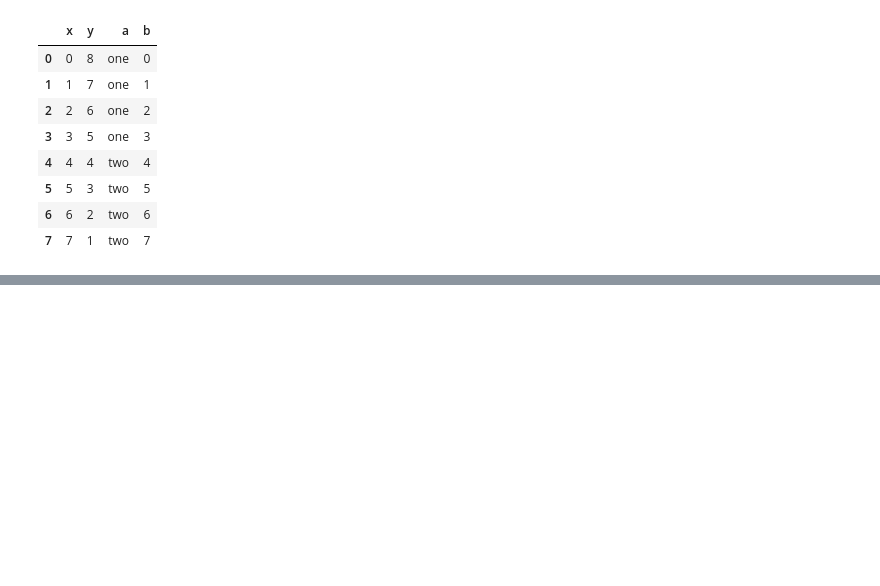
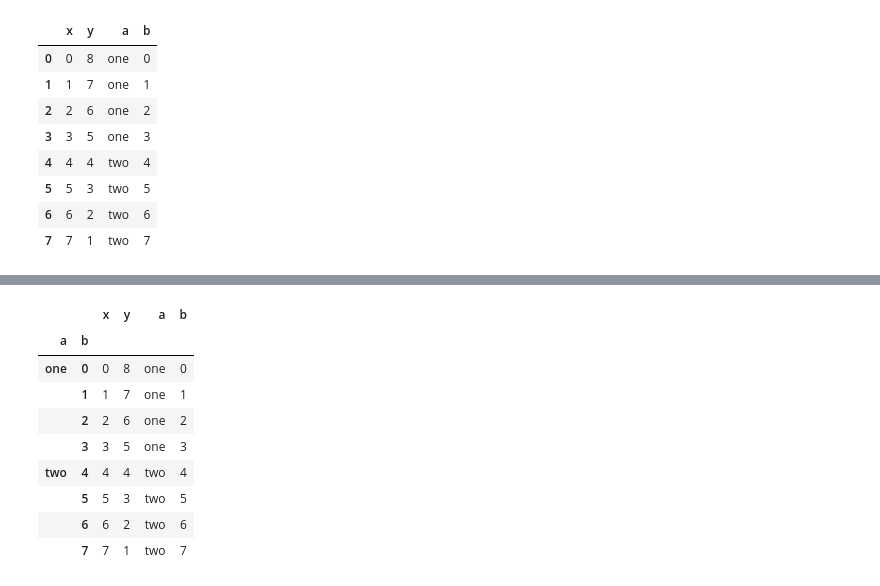
Before and after one commit to itzuditsharma/Pandas-Learn, a Jupyter notebook: 13_Heirarchical_Indexing.ipynb, the cells around one changed output, grey strips where cells are left out. Cells and saved outputs as stored; diff of their text form; code cells hidden in the pictures; blank space fills up the shorter version.

```diff
--- a/13_Heirarchical_Indexing.ipynb
+++ b/13_Heirarchical_Indexing.ipynb
@@ -91,7 +91,7 @@ df = pd.DataFrame({
     "x" : range(8),
     "y" : range(8, 0, -1),
     "a" : ["one", "one", "one", "one","two", "two", "two", "two"],
-    "b" : [0,1,2,3,4,5,6,7]
+    "b" : [0,1,2,3,4,5,6,7],
 })
 # %%
 df
@@ -105,3 +105,6 @@ df
 | 5 | 5 | 3 | two | 5 |
 | 6 | 6 | 2 | two | 6 |
 | 7 | 7 | 1 | two | 7 |
+# %%
+data2 = df.set_index(["a", "b"])
+data2
@@ -107,0 +122,14 @@ df
+# %%
+data3 = df.set_index(["a", "b"], drop=False)
+data3
+# %% [output]
+|  |  | x | y | a | b |
+| a | b |  |  |  |  |
+| one | 0 | 0 | 8 | one | 0 |
+|  | 1 | 1 | 7 | one | 1 |
+|  | 2 | 2 | 6 | one | 2 |
+|  | 3 | 3 | 5 | one | 3 |
+| two | 4 | 4 | 4 | two | 4 |
+|  | 5 | 5 | 3 | two | 5 |
+|  | 6 | 6 | 2 | two | 6 |
+|  | 7 | 7 | 1 | two | 7 |
```
Also changed, not shown: parts of 2 cells of this notebook, 3 other files.
